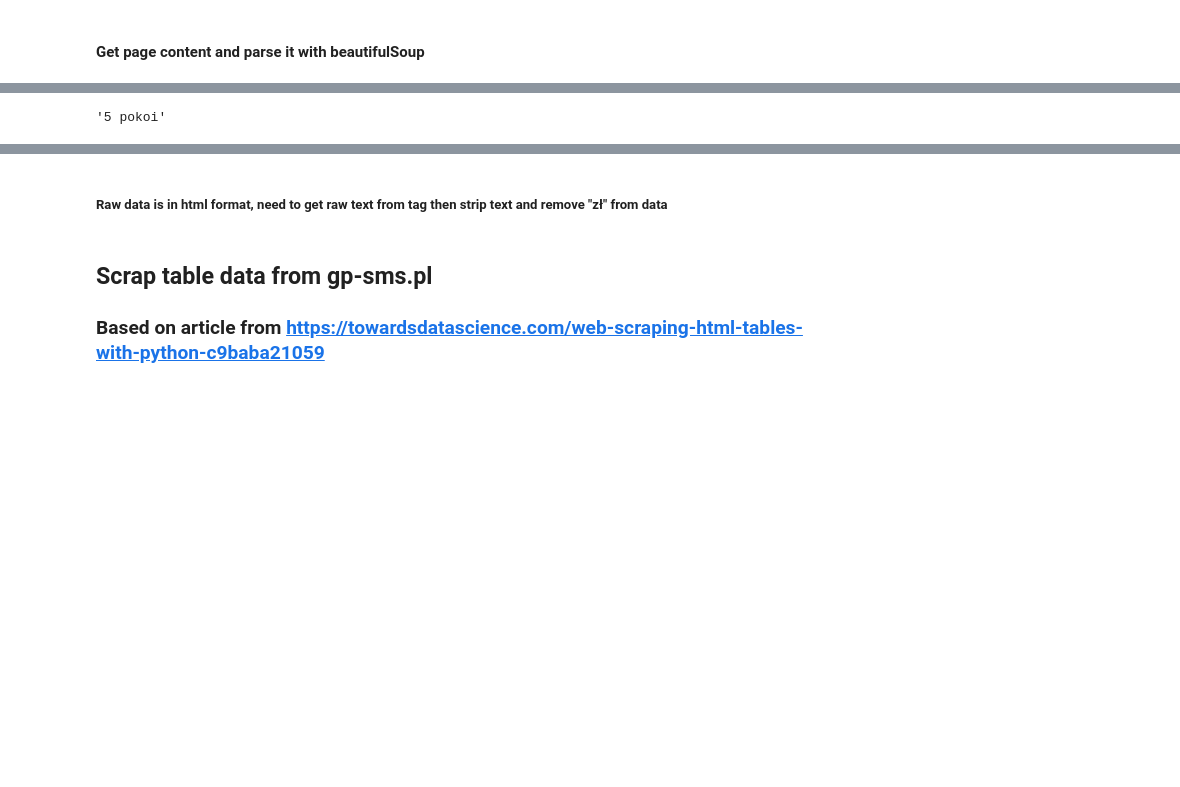
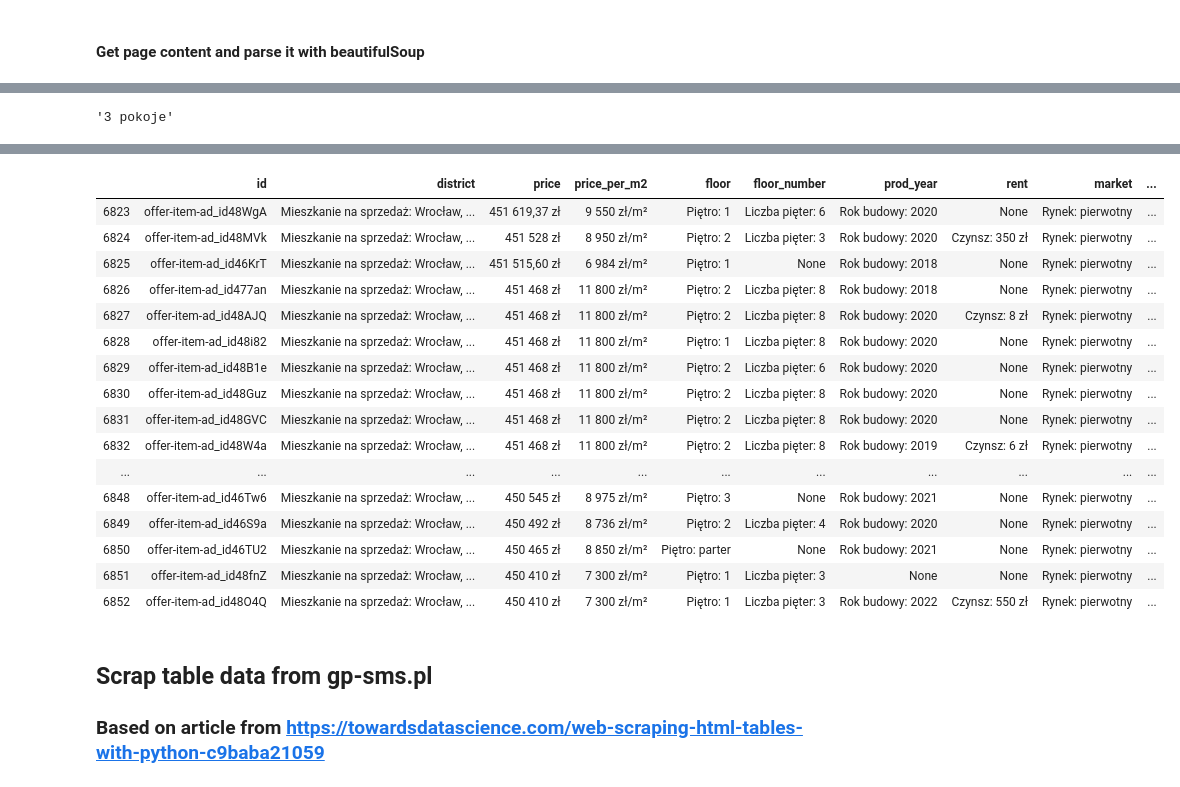
Before and after one commit to TestQspy/flats_web_scraper, a Jupyter notebook: otodom_scrapper.ipynb, the cells around one changed output, grey strips where cells are left out. Saved outputs shown, nothing was run; the diff lists cells and outputs as text; code cells hidden in the pictures; blank space fills up the shorter version.

```diff
--- a/otodom_scrapper.ipynb
+++ b/otodom_scrapper.ipynb
@@ -127,16 +128,36 @@ while current_page <= page_number:
 
             # open new tab and switch driver to it
             driver.execute_script("window.open();")
+#             WebDriverWait(driver, 10).until(EC.number_of_windows_to_be(2))
             driver.switch_to.window(driver.window_handles[1])
 
             # set driver to get new offer details site and check if data is there
             driver.get(offer_details_link)
-            if driver.title == "Przerwa techniczna":
-                driver.refresh()
+
+#             elif driver.find_element_by_tag_name("h2").text == "To ogłoszenie nie jest już dostępne":
+#                 offer_id.pop()
+#                 offer_district.pop()
+#                 offer_price.pop()
+#                 offer_price_per_m2.pop()
+#                 offer_flat_surface_m2.pop()
+#                 offer_room_number.pop()
+
+#                 # close tab
+#                 driver.close()
+
+#                 # back to the main window
+#                 driver.switch_to.window(main_window)
+
+#                 continue
 
             # collect data from offer details site
             # flat offer overview contains rest of attributes
-            WebDriverWait(driver, 30).until(EC.visibility_of_element_located((By.CLASS_NAME, "css-dwmx8v-Fe")))
+            while True:
+                try:
+                    WebDriverWait(driver, 30).until(EC.visibility_of_element_located((By.CLASS_NAME, "css-dwmx8v-Fe")))
+                    break
+                except:
+                    driver.refresh()
 
             # save overview element to variable
             overview = driver.find_element_by_class_name("css-dwmx8v-Fe")
@@ -185,13 +206,12 @@ while current_page <= page_number:
 
             # close tab
             driver.close()
-
+            WebDriverWait(driver, 5).until(EC.number_of_windows_to_be(1))
             # back to the main window
             driver.switch_to.window(main_window)
 
         else:
             doubled_offers += 1
-            print(f"Number of doubled offers: {doubled_offers}")
 
     try:
         element = WebDriverWait(driver, 30).until(EC.visibility_of_element_located((By.CLASS_NAME, "pager-next")))
@@ -199,5 +219,6 @@ while current_page <= page_number:
     except:
         print("Problem occured")
 
+    print(f"Number of doubled offers: {doubled_offers}")
     current_page += 1
 # %% [output]
@@ -243,12 +262,19 @@ from unknown error: web view not found
 # print((offer_finish_condition))
 # print((offer_flat_surface_m2))
 # print((offer_room_number))
-# offer_room_number.pop()
+offer_id.pop()
+offer_district.pop()
+offer_price.pop()
+offer_price_per_m2.pop()
+offer_flat_surface_m2.pop()
+offer_room_number.pop()
+
 # next_link = soup.find(attrs={"data-dir":"next"}).get("href")
 # driver.find
 # %% [output]
-'5 pokoi'
+'3 pokoje'
 # %%
+
 print("id: ",len(offer_id))
 print("distric: ",len(offer_district))
 print("price: ",len(offer_price))
@@ -268,6 +294,7 @@ offer_row = {"id":offer_id,"district":offer_district,"price":offer_price,"price_
             "flat_surface_m2":offer_flat_surface_m2,"room_number":offer_room_number}
 
 df = pd.DataFrame(offer_row)
-df.head(39)
-df.to_csv('flats_wroclaw_otodom.csv', index=False, encoding="utf32")
+df.tail(30)
+# df.to_csv('flats_wroclaw_otodom.csv', index=False, encoding="utf32")
+# current_page
 # %% [output]
@@ -287,3 +314,20 @@ room number:  685
+|  | id | district | price | price_per_m2 | floor | floor_number | prod_year | rent | market | ... |
+| 6823 | offer-item-ad_id48WgA | Mieszkanie na sprzedaż: Wrocław, ... | 451 619,37 zł | 9 550 zł/m² | Piętro: 1 | Liczba pięter: 6 | Rok budowy: 2020 | None | Rynek: pierwotny | ... |
+| 6824 | offer-item-ad_id48MVk | Mieszkanie na sprzedaż: Wrocław, ... | 451 528 zł | 8 950 zł/m² | Piętro: 2 | Liczba pięter: 3 | Rok budowy: 2020 | Czynsz: 350 zł | Rynek: pierwotny | ... |
+| 6825 | offer-item-ad_id46KrT | Mieszkanie na sprzedaż: Wrocław, ... | 451 515,60 zł | 6 984 zł/m² | Piętro: 1 | None | Rok budowy: 2018 | None | Rynek: pierwotny | ... |
+| 6826 | offer-item-ad_id477an | Mieszkanie na sprzedaż: Wrocław, ... | 451 468 zł | 11 800 zł/m² | Piętro: 2 | Liczba pięter: 8 | Rok budowy: 2018 | None | Rynek: pierwotny | ... |
+| 6827 | offer-item-ad_id48AJQ | Mieszkanie na sprzedaż: Wrocław, ... | 451 468 zł | 11 800 zł/m² | Piętro: 2 | Liczba pięter: 8 | Rok budowy: 2020 | Czynsz: 8 zł | Rynek: pierwotny | ... |
+| 6828 | offer-item-ad_id48i82 | Mieszkanie na sprzedaż: Wrocław, ... | 451 468 zł | 11 800 zł/m² | Piętro: 1 | Liczba pięter: 8 | Rok budowy: 2020 | None | Rynek: pierwotny | ... |
+| 6829 | offer-item-ad_id48B1e | Mieszkanie na sprzedaż: Wrocław, ... | 451 468 zł | 11 800 zł/m² | Piętro: 2 | Liczba pięter: 6 | Rok budowy: 2020 | None | Rynek: pierwotny | ... |
+| 6830 | offer-item-ad_id48Guz | Mieszkanie na sprzedaż: Wrocław, ... | 451 468 zł | 11 800 zł/m² | Piętro: 2 | Liczba pięter: 8 | Rok budowy: 2020 | None | Rynek: pierwotny | ... |
+| 6831 | offer-item-ad_id48GVC | Mieszkanie na sprzedaż: Wrocław, ... | 451 468 zł | 11 800 zł/m² | Piętro: 2 | Liczba pięter: 8 | Rok budowy: 2020 | None | Rynek: pierwotny | ... |
+| 6832 | offer-item-ad_id48W4a | Mieszkanie na sprzedaż: Wrocław, ... | 451 468 zł | 11 800 zł/m² | Piętro: 2 | Liczba pięter: 8 | Rok budowy: 2019 | Czynsz: 6 zł | Rynek: pierwotny | ... |
+| ... | ... | ... | ... | ... | ... | ... | ... | ... | ... | ... |
+| 6848 | offer-item-ad_id46Tw6 | Mieszkanie na sprzedaż: Wrocław, ... | 450 545 zł | 8 975 zł/m² | Piętro: 3 | None | Rok budowy: 2021 | None | Rynek: pierwotny | ... |
+| 6849 | offer-item-ad_id46S9a | Mieszkanie na sprzedaż: Wrocław, ... | 450 492 zł | 8 736 zł/m² | Piętro: 2 | Liczba pięter: 4 | Rok budowy: 2020 | None | Rynek: pierwotny | ... |
+| 6850 | offer-item-ad_id46TU2 | Mieszkanie na sprzedaż: Wrocław, ... | 450 465 zł | 8 850 zł/m² | Piętro: parter | None | Rok budowy: 2021 | None | Rynek: pierwotny | ... |
+| 6851 | offer-item-ad_id48fnZ | Mieszkanie na sprzedaż: Wrocław, ... | 450 410 zł | 7 300 zł/m² | Piętro: 1 | Liczba pięter: 3 | None | None | Rynek: pierwotny | ... |
+| 6852 | offer-item-ad_id48O4Q | Mieszkanie na sprzedaż: Wrocław, ... | 450 410 zł | 7 300 zł/m² | Piętro: 1 | Liczba pięter: 3 | Rok budowy: 2022 | Czynsz: 550 zł | Rynek: pierwotny | ... |
 # %%
 offer_districts_examples = {"Stare Miasto":["Szczepin",
                                             "Stare Miasto",
@@ -333,5 +377,3 @@ offer_districts_examples = {"Stare Miasto":["Szczepin",
                                            "Plac Grunwaldzki",
                                            "Zacisze - Zalesie - Szczytniki",
                                            "Biskupin - Sępolno - Dąbie - Bartoszowice"]}
-# %% [markdown]
-##### Raw data is in html format, need to get raw text from tag then strip text and remove "zł" from data
```
Also changed, not shown: parts of 8 cells of this notebook.
